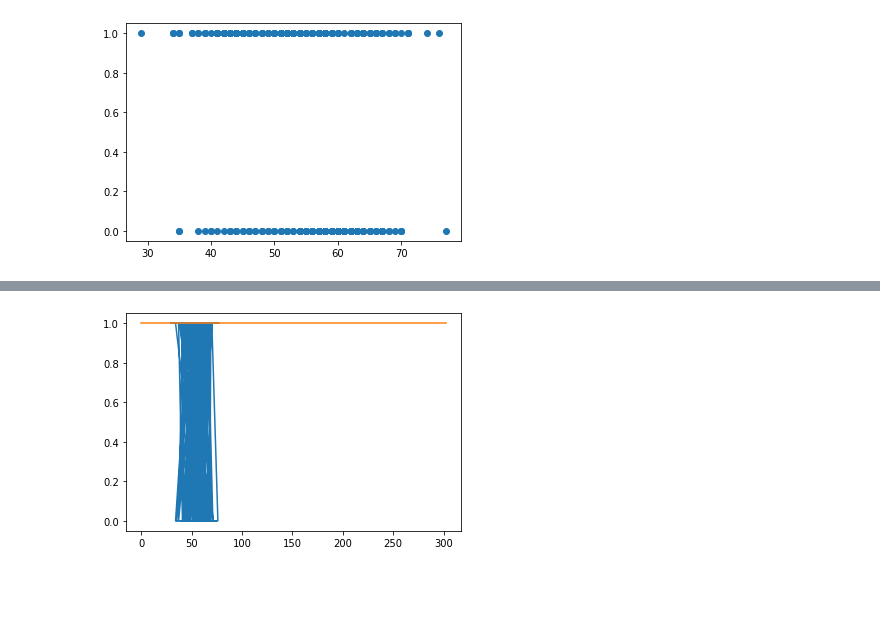
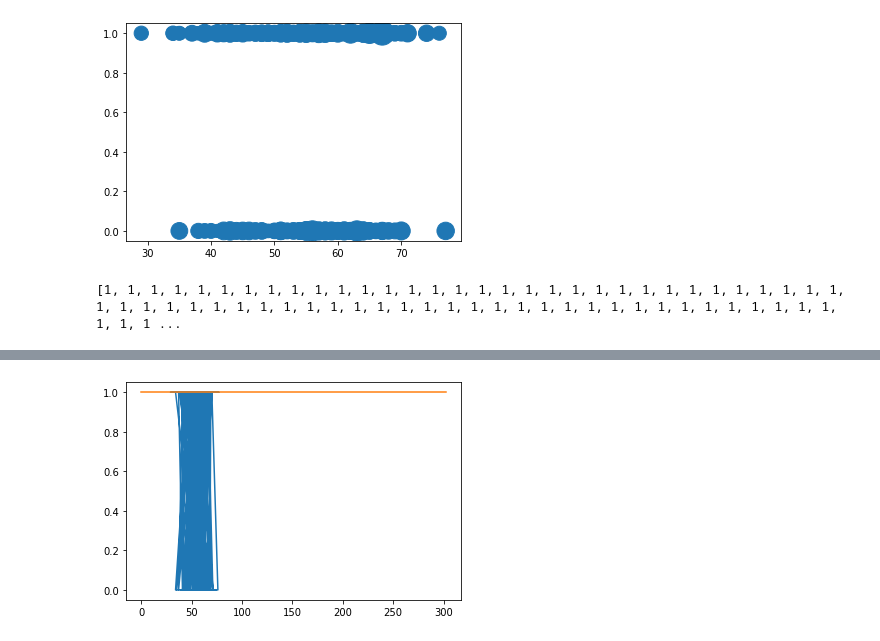
Before and after one commit to arpharutyunyan/ML, a Jupyter notebook: Homework/LogisticRegression.ipynb, the cells around one changed output, grey strips where cells are left out. Cells and saved outputs as stored; diff of their text form; code cells hidden in the pictures; blank space fills up the shorter version.

```diff
--- a/Homework/LogisticRegression.ipynb
+++ b/Homework/LogisticRegression.ipynb
@@ -5,7 +5,7 @@ import matplotlib.pyplot as plt
 from sklearn.model_selection import train_test_split
 from math import exp
 # %%
-#df = pd.read_csv('heart.csv')
+df = pd.read_csv('heart.csv')
 df.head()
 df.describe
 # %% [output]
@@ -28,13 +28,17 @@ df.describe
 [303 rows x 14 columns]>
 # %%
 # Visualizing the dataset
-plt.scatter(df['age'], df['target'])
+plt.scatter(df['age'], df['target'], df['chol'])
 plt.show()
 # %% [output]
-[figure, old version]
+[figure, new version]
 # %%
 X = df[["age", "sex"]]
 y = df["target"]
+y1 = list(y)
+print(y1)
+# %% [output]
+[1, 1, 1, 1, 1, 1, 1, 1, 1, 1, 1, 1, 1, 1, 1, 1, 1, 1, 1, 1, 1, 1, 1, 1, 1, 1, 1, 1, 1, 1, 1, 1, 1, 1, 1, 1, 1, 1, 1, 1, 1, 1, 1, 1, 1, 1, 1, 1, 1, 1, 1, 1, 1, 1, 1, 1, 1, 1, 1, 1, 1, 1, 1, 1, 1, 1, 1 ...
 # %%
 def sigmoid(z):
     """
```
Also changed, not shown: parts of 8 cells of this notebook, 1 other file.
